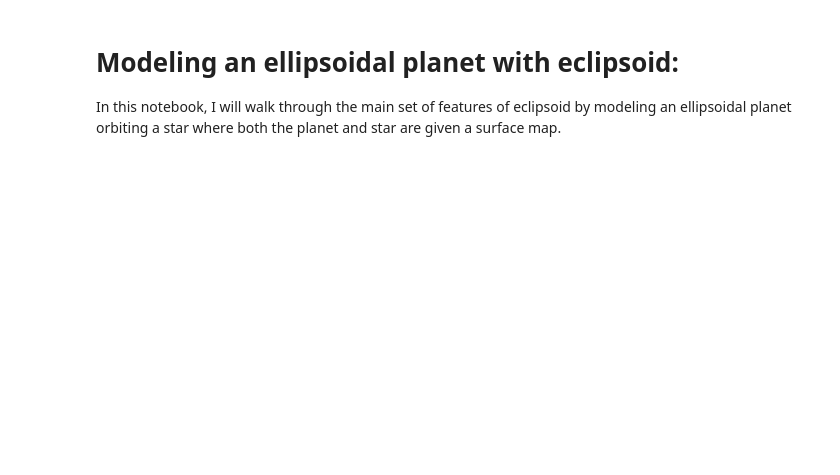
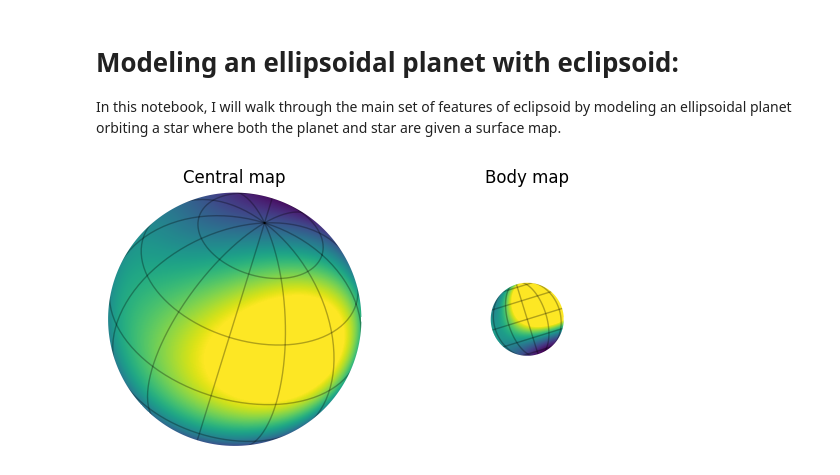
Before and after one commit to shishirdholakia/eclipsoid, a Jupyter notebook: notebooks/EllipsoidalSystem.ipynb, the cells around one changed output. Drawn from its saved outputs; the diff is of its cells as text; code cells hidden in the pictures; blank space fills up the shorter version.

Commit message:
version bump to latest jaxoplanet

```diff
--- a/notebooks/EllipsoidalSystem.ipynb
+++ b/notebooks/EllipsoidalSystem.ipynb
@@ -37 +36,23 @@ system = EclipsoidSurfaceSystem(central, central_surface).add_body(radius=body['
 spheres = SurfaceSystem(central, central_surface).add_body(**body)
+# %%
+from jaxoplanet.experimental.starry.visualization import show_surface
+
+
+def lim():
+    radius = central.radius.magnitude
+    plt.xlim(-radius, radius)
+    plt.ylim(-radius, radius)
+
+
+plt.figure(figsize=(6, 3))
+plt.subplot(121)
+show_surface(central_surface, vmax=0.4)
+plt.title("Central map")
+lim()
+plt.subplot(122)
+show_surface(body_surface, radius=body["radius"], vmax=0.4)
+lim()
+plt.title("Body map")
+_ = plt.tight_layout()
+# %% [output]
+[figure, added]
```
Also changed, not shown: parts of 5 cells of this notebook, 2 other files.
